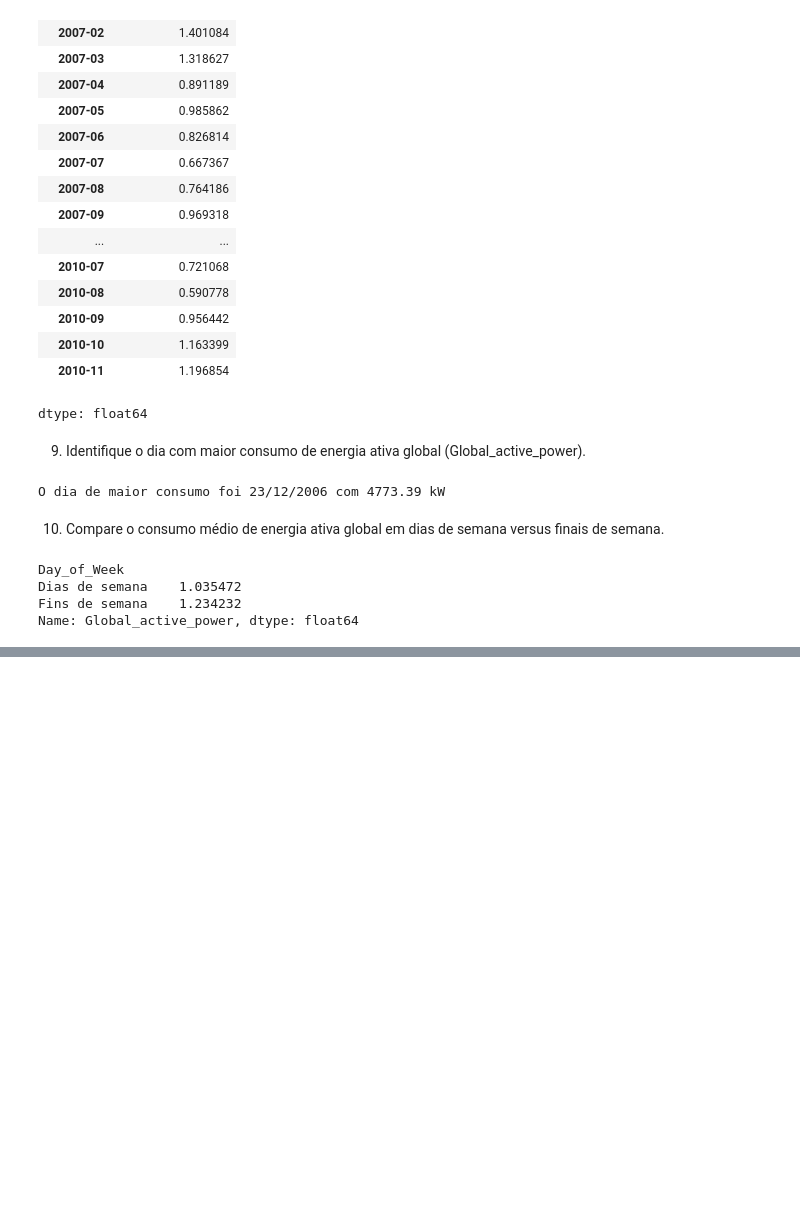
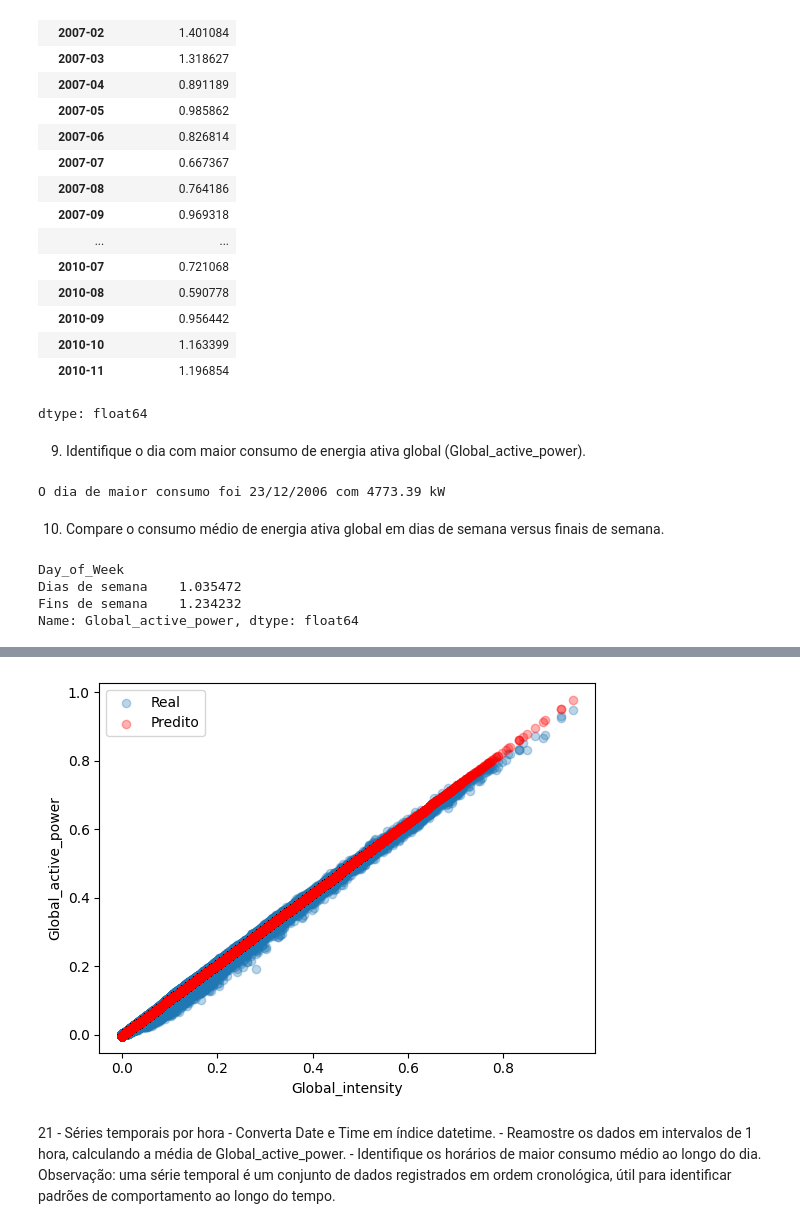
Before and after one commit to NathanMagno/energy-consumers-data, a Jupyter notebook: cp04.ipynb, the cells around one changed output, grey strips where cells are left out. Saved outputs shown, nothing was run; the diff lists cells and outputs as text; code cells hidden in the pictures; blank space fills up the shorter version.

```diff
--- a/cp04.ipynb
+++ b/cp04.ipynb
@@ -235,0 +517,9 @@ Name: Global_active_power, dtype: float64
+# %%
+plt.scatter(X_test, y_test, alpha=0.3, label="Real")
+plt.scatter(X_test, y_pred, color='red', alpha=0.3, label="Predito")
+plt.xlabel("Global_intensity")
+plt.ylabel("Global_active_power")
+plt.legend()
+plt.show()
+# %% [output]
+[figure, added]
@@ -235,0 +531,2 @@ Name: Global_active_power, dtype: float64
+# %% [markdown]
+21 - Séries temporais por hora - Converta Date e Time em índice datetime. - Reamostre os dados em intervalos de 1 hora, calculando a média de Global_active_power. - Identifique os horários de maior consumo médio ao longo do dia. Observação: uma série temporal é um conjunto de dados registrados em ordem cronológica, útil para identificar padrões de comportamento ao longo do tempo.
```
Also changed, not shown: parts of 99 cells of this notebook.
